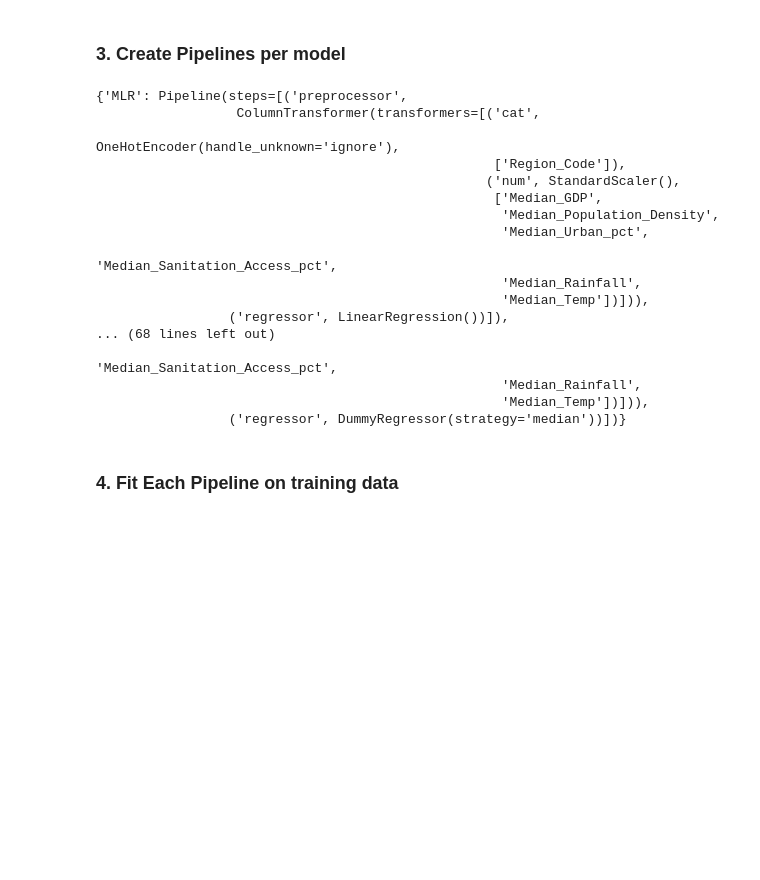
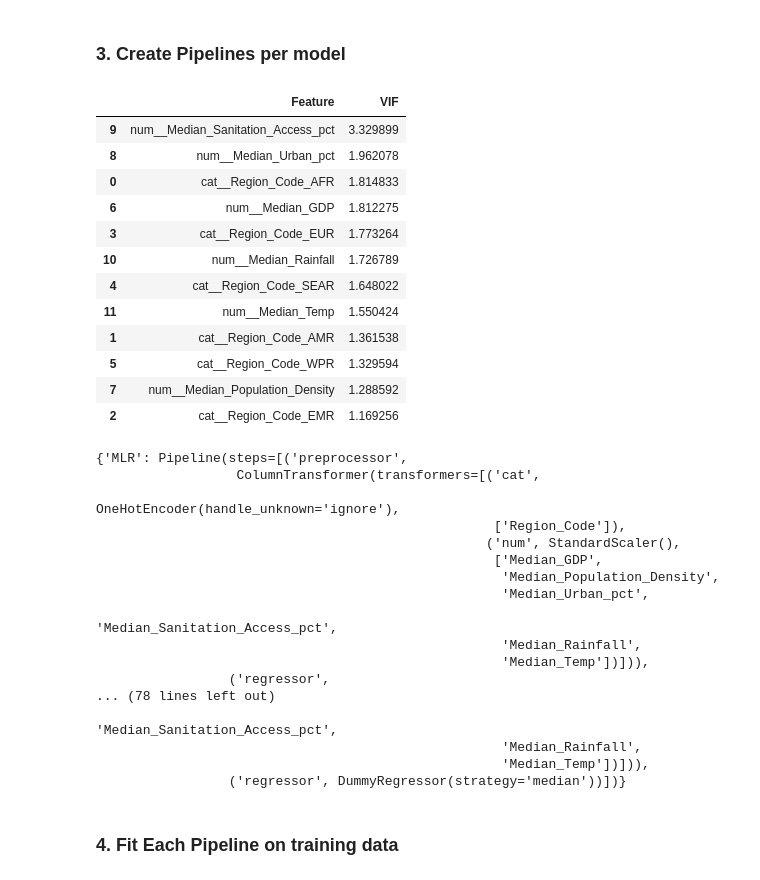
Before and after one commit to ZacharyMalonjao/Capstone2-A3101-Group2-SY26-27, a Jupyter notebook: ipynb_notebooks/02_model_training.ipynb, the cells around one changed output. Drawn from its saved outputs; the diff is of its cells as text; code cells hidden in the pictures; blank space fills up the shorter version.

```diff
--- a/ipynb_notebooks/02_model_training.ipynb
+++ b/ipynb_notebooks/02_model_training.ipynb
@@ -140,16 +143,59 @@ preprocessor = ColumnTransformer(transformers=[
 
     ('num', StandardScaler(), numeric_cols)
 ])
+# %%
+#quick multicollinearity test
+
+X_transformed = preprocessor.fit_transform(X_train)
+feature_names = preprocessor.get_feature_names_out()
+
+X_vif_df = pd.DataFrame(X_transformed, columns=feature_names)
+
+vif_data = pd.DataFrame()
+vif_data['Feature'] = X_vif_df.columns
+vif_data['VIF'] = [variance_inflation_factor(X_vif_df.values, i) for i in range(X_vif_df.shape[1])]
+
+vif_data.sort_values('VIF', ascending=False)
+# %% [output]
+|  | Feature | VIF |
+| 9 | num__Median_Sanitation_Access_pct | 3.329899 |
+| 8 | num__Median_Urban_pct | 1.962078 |
+| 0 | cat__Region_Code_AFR | 1.814833 |
+| 6 | num__Median_GDP | 1.812275 |
+| 3 | cat__Region_Code_EUR | 1.773264 |
+| 10 | num__Median_Rainfall | 1.726789 |
+| 4 | cat__Region_Code_SEAR | 1.648022 |
+| 11 | num__Median_Temp | 1.550424 |
+| 1 | cat__Region_Code_AMR | 1.361538 |
+| 5 | cat__Region_Code_WPR | 1.329594 |
+| 7 | num__Median_Population_Density | 1.288592 |
+| 2 | cat__Region_Code_EMR | 1.169256 |
 # %%
 
 alphas_wide = np.logspace(-3, 6, 100)  # 0.001 to 1,000,000, more candidates too
 
 models = {
      #MLR and Baseline_Median have no alpha to tune, so they're just plain estimators — no CV involved for them
-    'MLR': LinearRegression(),
-    'Ridge': RidgeCV(alphas=alphas_wide, cv=5),
-    'Lasso': LassoCV(alphas=alphas_wide, cv=5, random_state=RANDOM_STATE, max_iter=10000),
-    'ElasticNet': ElasticNetCV(alphas=alphas_wide, cv=5, random_state=RANDOM_STATE, max_iter=10000),
+    'MLR': TransformedTargetRegressor(
+        regressor=LinearRegression(),
+        func=np.log1p,
+        inverse_func=np.expm1
+    ),
+    'Ridge': TransformedTargetRegressor(
+        regressor=RidgeCV(alphas=alphas_wide, cv=5),
+        func=np.log1p,
+        inverse_func=np.expm1
+    ),
+    'Lasso': TransformedTargetRegressor(
+        regressor=LassoCV(alphas=alphas_wide, cv=5, random_state=RANDOM_STATE, max_iter=10000),
+        func=np.log1p,
+        inverse_func=np.expm1
+    ),
+   'ElasticNet': TransformedTargetRegressor(
+        regressor=ElasticNetCV(alphas=alphas_wide, cv=5, random_state=RANDOM_STATE, max_iter=10000),
+        func=np.log1p,
+        inverse_func=np.expm1
+    ),
     'Baseline_Median': DummyRegressor(strategy='median')
      #RidgeCV/LassoCV/ElasticNetCV each internally run 5-fold CV over our 79 training rows to pick the best alpha, then refit on all 79 rows using that winning alpha — exactly matching our methodology
 }
@@ -179,8 +225,8 @@ pipelines
                                                     'Median_Sanitation_Access_pct',
                                                     'Median_Rainfall',
                                                     'Median_Temp'])])),
-                 ('regressor', LinearRegression())]),
-... (68 lines left out)
+                 ('regressor',
+... (78 lines left out)
                                                     'Median_Sanitation_Access_pct',
                                                     'Median_Rainfall',
                                                     'Median_Temp'])])),
```
Also changed, not shown: parts of 6 cells of this notebook.
